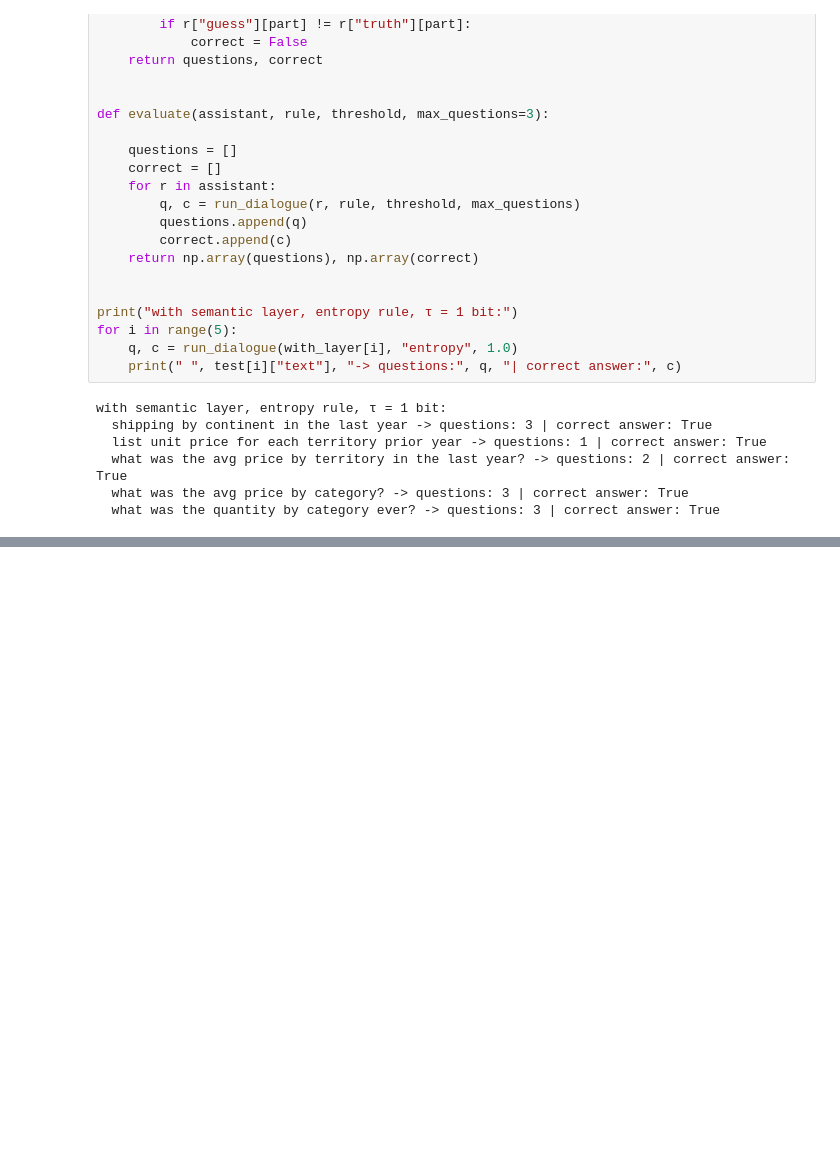
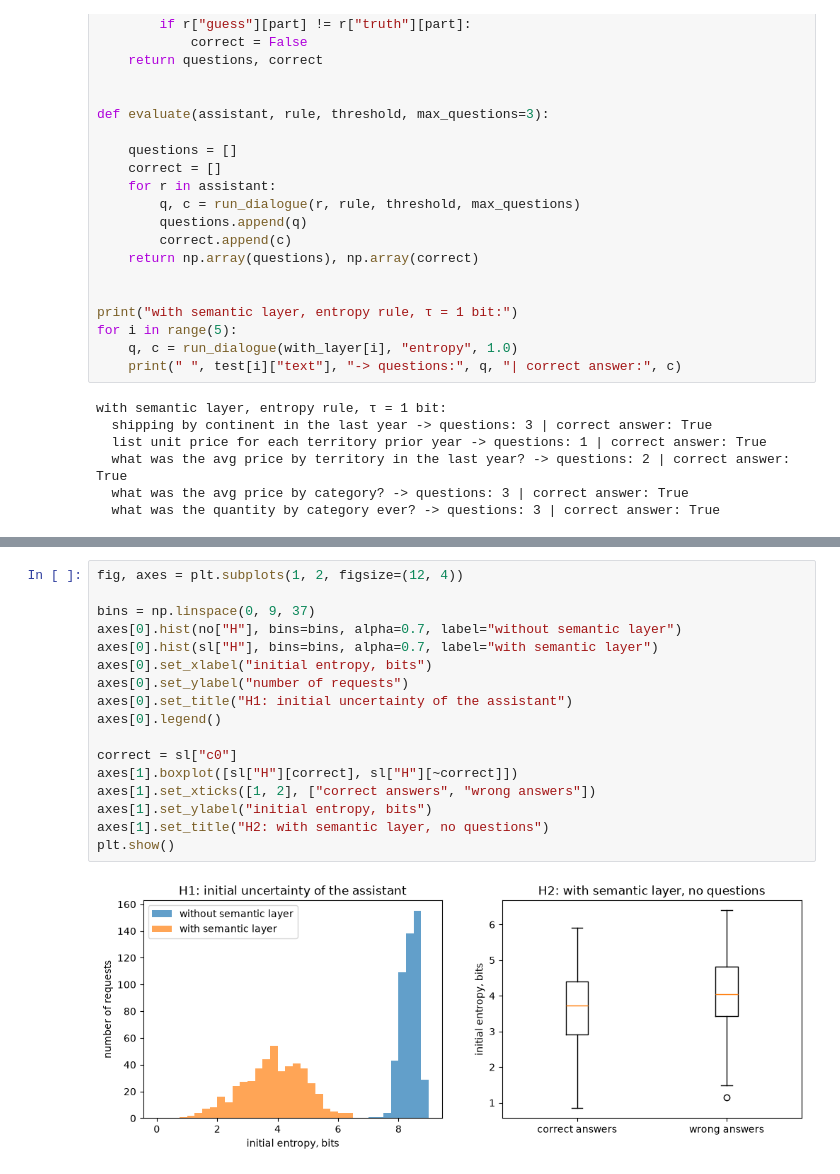
Before and after one commit to baxendy/data-softuni-project, a Jupyter notebook: DataProject.ipynb, the cells around one changed output, grey strips where cells are left out. Drawn from its saved outputs; the diff is of its cells as text; blank space fills up the shorter version.

```diff
--- a/DataProject.ipynb
+++ b/DataProject.ipynb
@@ -693,0 +793,19 @@ with semantic layer, entropy rule, τ = 1 bit:
+# %%
+fig, axes = plt.subplots(1, 2, figsize=(12, 4))
+
+bins = np.linspace(0, 9, 37)
+axes[0].hist(no["H"], bins=bins, alpha=0.7, label="without semantic layer")
+axes[0].hist(sl["H"], bins=bins, alpha=0.7, label="with semantic layer")
+axes[0].set_xlabel("initial entropy, bits")
+axes[0].set_ylabel("number of requests")
+axes[0].set_title("H1: initial uncertainty of the assistant")
+axes[0].legend()
+
+correct = sl["c0"]
+axes[1].boxplot([sl["H"][correct], sl["H"][~correct]])
+axes[1].set_xticks([1, 2], ["correct answers", "wrong answers"])
+axes[1].set_ylabel("initial entropy, bits")
+axes[1].set_title("H2: with semantic layer, no questions")
+plt.show()
+# %% [output]
+[figure, added]
```
Also changed, not shown: parts of 2 cells of this notebook.
